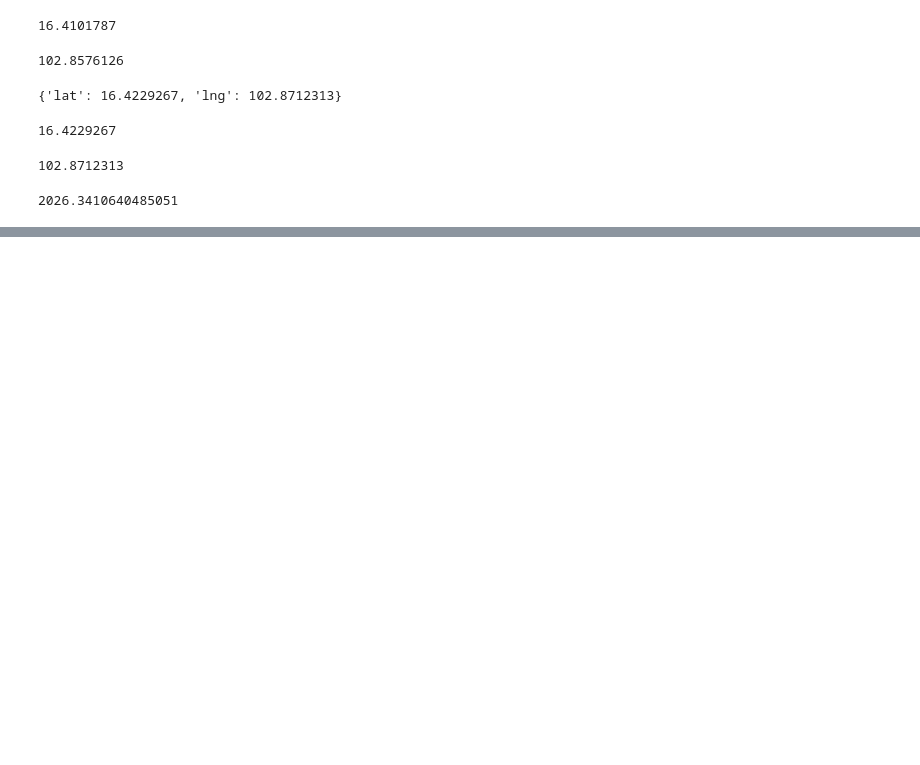
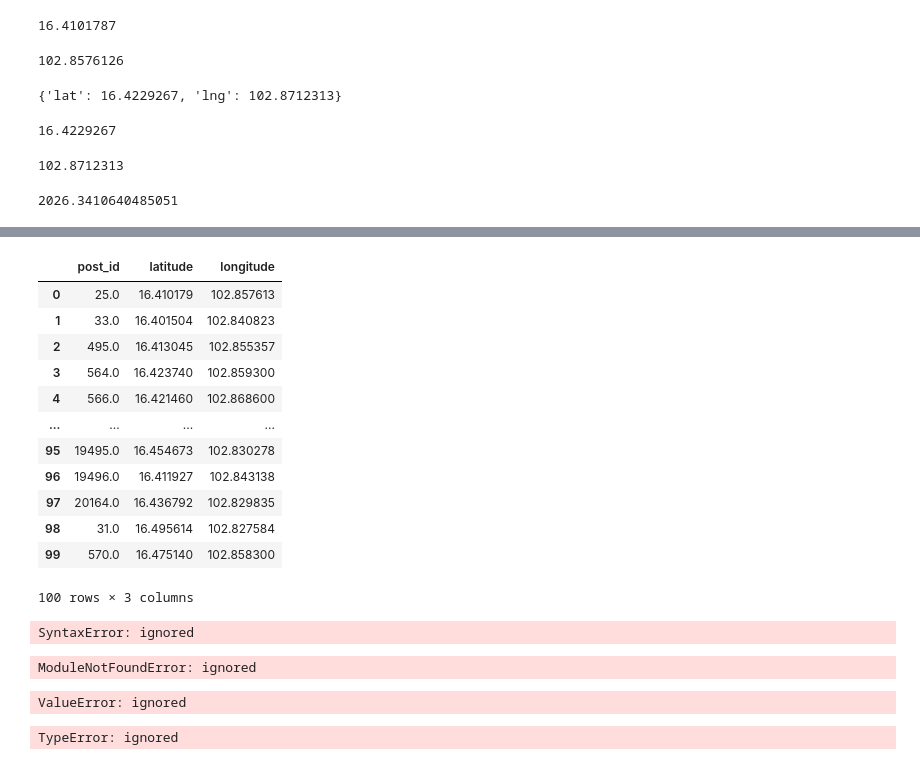
Before and after one commit to chutimaq/bsc_dpdm22, a Jupyter notebook: [dataprep2]_GIS_point_of_interest_data.ipynb, the cells around one changed output, grey strips where cells are left out. Drawn from its saved outputs; the diff is of its cells as text; code cells hidden in the pictures; blank space fills up the shorter version.

```diff
--- a/[dataprep2]_GIS_point_of_interest_data.ipynb
+++ b/[dataprep2]_GIS_point_of_interest_data.ipynb
@@ -168,0 +183,49 @@ geopy.distance.geodesic(loc1,loc2).m
+# %%
+h = home[['post_id','latitude','longitude']]
+h
+# %% [output]
+|  | post_id | latitude | longitude |
+| 0 | 25.0 | 16.410179 | 102.857613 |
+| 1 | 33.0 | 16.401504 | 102.840823 |
+| 2 | 495.0 | 16.413045 | 102.855357 |
+| 3 | 564.0 | 16.423740 | 102.859300 |
+| 4 | 566.0 | 16.421460 | 102.868600 |
+| ... | ... | ... | ... |
+| 95 | 19495.0 | 16.454673 | 102.830278 |
+| 96 | 19496.0 | 16.411927 | 102.843138 |
+| 97 | 20164.0 | 16.436792 | 102.829835 |
+| 98 | 31.0 | 16.495614 | 102.827584 |
+| 99 | 570.0 | 16.475140 | 102.858300 |
+100 rows × 3 columns
+# %%
+import pandas as pd
+
+df = pd.read_json('7-eleven.json')
+
+print(df.to_string())
+# %% [output]
+SyntaxError: ignored
+# %%
+from this_json import Request, urlopen
+import json
+
+path1 = '42.974049,-81.205203|42.974298,-81.195755'
+request=Request('http://maps.googleapis.com/maps/api/elevation/json?locations='+path1+'&sensor=false')
+response = urlopen(request)
+elevations = response.read()
+# %% [output]
+ModuleNotFoundError: ignored
+# %%
+pd.read_json(seven_id)
+# %% [output]
+ValueError: ignored
+# %%
+data = json.loads(this_json)
+lat,lng,el = [],[],[]
+for result in data['seven_id']:
+    lat.append(result[u'location'][u'lat'])
+    lng.append(result[u'location'][u'lng'])
+    el.append(result[u'this_json'])
+df = pd.DataFrame([lat,lng,el]).T
+# %% [output]
+TypeError: ignored
```
Also changed, not shown: parts of 9 cells of this notebook.
